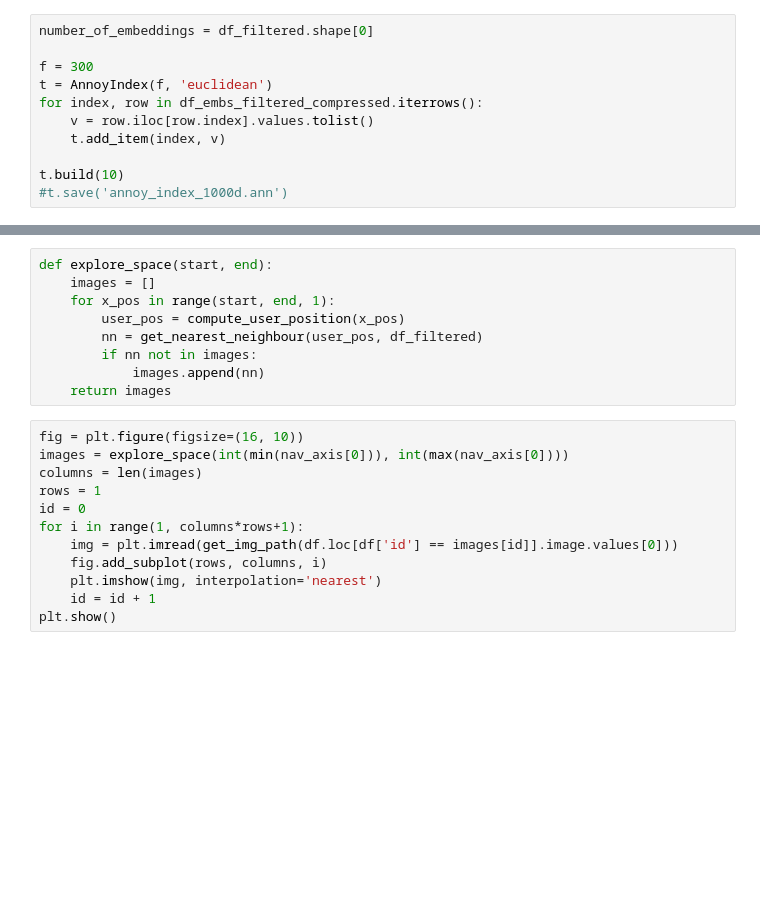
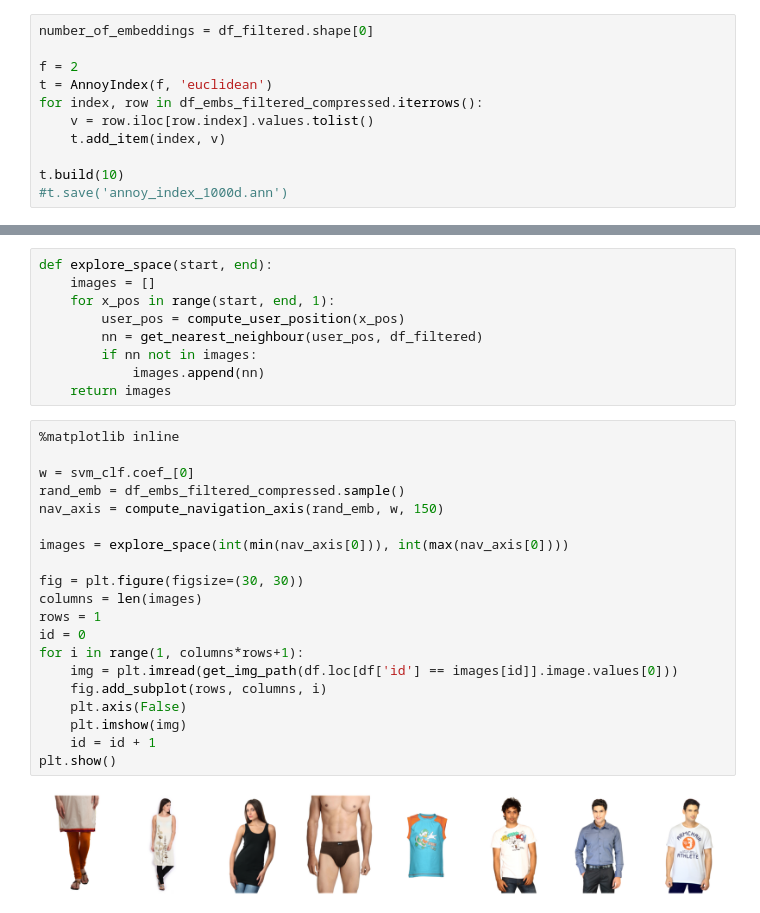
Before and after one commit to jeremypuchta/interactive-exploration-embedding-space, a Jupyter notebook: interactive-exploration-nd-embedding-space.ipynb, the cells around one changed output, grey strips where cells are left out. Saved outputs shown, nothing was run; the diff lists cells and outputs as text; blank space fills up the shorter version.

```diff
--- a/interactive-exploration-nd-embedding-space.ipynb
+++ b/interactive-exploration-nd-embedding-space.ipynb
@@ -108,7 +117,7 @@ LinearSVC(C=1, max_iter=10000000)
 # %%
 number_of_embeddings = df_filtered.shape[0]
 
-f = 300
+f = 2
 t = AnnoyIndex(f, 'euclidean')
 for index, row in df_embs_filtered_compressed.iterrows():
     v = row.iloc[row.index].values.tolist()
@@ -179,15 +188,25 @@ def explore_space(start, end):
             images.append(nn)
     return images
 # %%
-fig = plt.figure(figsize=(16, 10))
+%matplotlib inline
+
+w = svm_clf.coef_[0]
+rand_emb = df_embs_filtered_compressed.sample()
+nav_axis = compute_navigation_axis(rand_emb, w, 150)
+
 images = explore_space(int(min(nav_axis[0])), int(max(nav_axis[0])))
+
+fig = plt.figure(figsize=(30, 30))
 columns = len(images)
 rows = 1
 id = 0
 for i in range(1, columns*rows+1):
     img = plt.imread(get_img_path(df.loc[df['id'] == images[id]].image.values[0]))
     fig.add_subplot(rows, columns, i)
-    plt.imshow(img, interpolation='nearest')
+    plt.axis(False)
+    plt.imshow(img)
     id = id + 1
 plt.show()
+# %% [output]
+[figure, added]
 # %%
```
Also changed, not shown: parts of 6 cells of this notebook, 4 other files.
